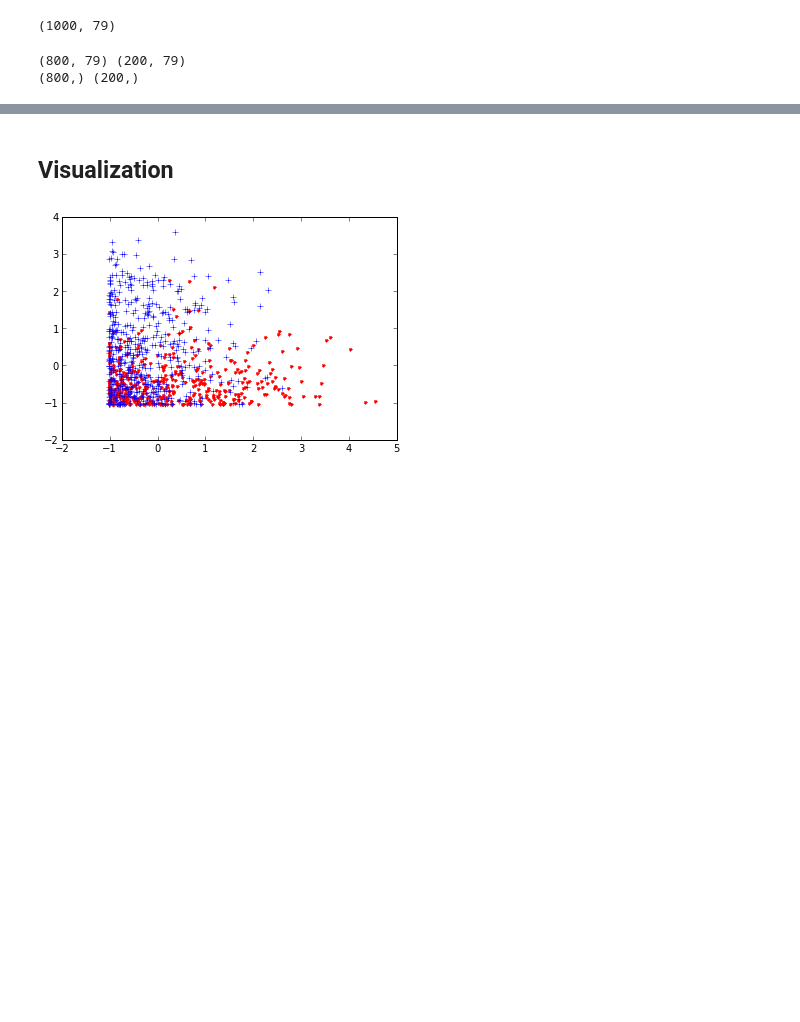
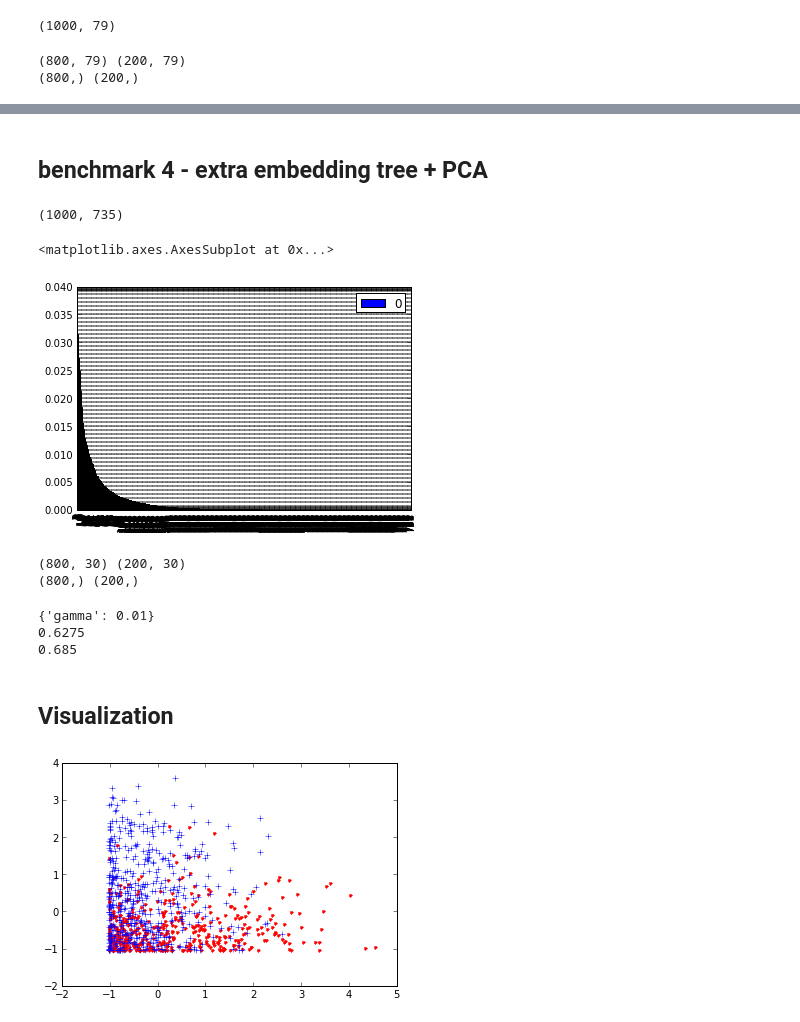
Before and after one commit to dolaameng/tutorials, a Jupyter notebook: sklearn-tutorials/FEATURES - different extraction method.ipynb, the cells around one changed output, grey strips where cells are left out. Drawn from its saved outputs; the diff is of its cells as text; code cells hidden in the pictures; blank space fills up the shorter version.

Commit message:
modify sklearn tutorial on features

```diff
--- a/sklearn-tutorials/FEATURES - different extraction method.ipynb
+++ b/sklearn-tutorials/FEATURES - different extraction method.ipynb
@@ -338,3 +338,52 @@ print svc.score(test_X, test_y)
+# %% [markdown]
+## benchmark 4 - extra embedding tree + PCA
+# %%
+from sklearn.ensemble import RandomTreesEmbedding
+rte = RandomTreesEmbedding(n_estimators=100, max_depth=3, n_jobs=-1)
+embedded_X = rte.fit_transform(X)
+print embedded_X.shape
+# %% [output]
+(1000, 735)
+# %%
+from sklearn.decomposition import TruncatedSVD
+from sklearn.decomposition import PCA
+pca = PCA()
+pca.fit(embedded_X.toarray())
+pd.DataFrame(pca.explained_variance_ratio_).plot(kind = 'bar')
+# %% [output]
+<matplotlib.axes.AxesSubplot at 0x...>
+[figure, added]
+# %%
+pca = PCA(n_components=30)
+pca_embedded_X = pca.fit_transform(embedded_X.toarray())
+pca_embedded_X = ss.fit_transform(pca_embedded_X)
+
+
+train_pca_embedded_X = pca_embedded_X[train_index, :]
+test_pca_embedded_X = pca_embedded_X[test_index, :]
+train_y = y[train_index]
+test_y = y[test_index]
+
+print train_pca_embedded_X.shape, test_pca_embedded_X.shape
+print train_y.shape, test_y.shape
+# %% [output]
+(800, 30) (200, 30)
+(800,) (200,)
+# %%
+svc = SVC()
+gammas = [1e-4, 3e-4, 1e-3, 3e-3, 1e-2, 3e-2, 1e-1, 3e-1, 1., 3., 10.]
+gs = GridSearchCV(svc, {'gamma': gammas}, n_jobs=-1, cv = 5, scoring='accuracy')
+gs.fit(train_X, train_y)
+print gs.best_params_
+print gs.best_score_
+
+svc = SVC(**gs.best_params_)
+svc.fit(train_X, train_y)
+print svc.score(test_X, test_y)
+# %% [output]
+{'gamma': 0.01}
+0.6275
+0.685
 # %% [markdown]
 ## Visualization
 # %%
```
Also changed, not shown: parts of 4 cells of this notebook.
